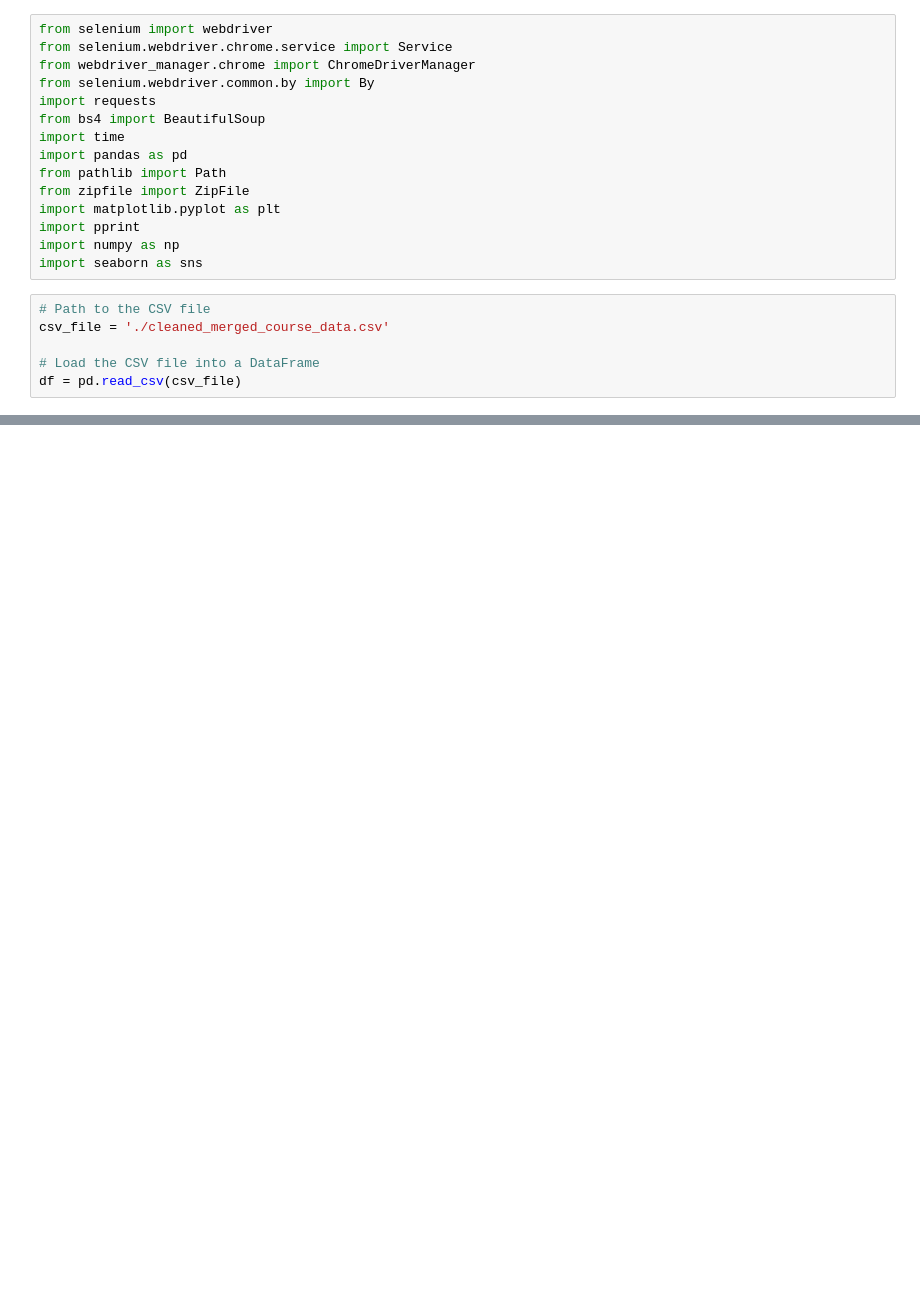
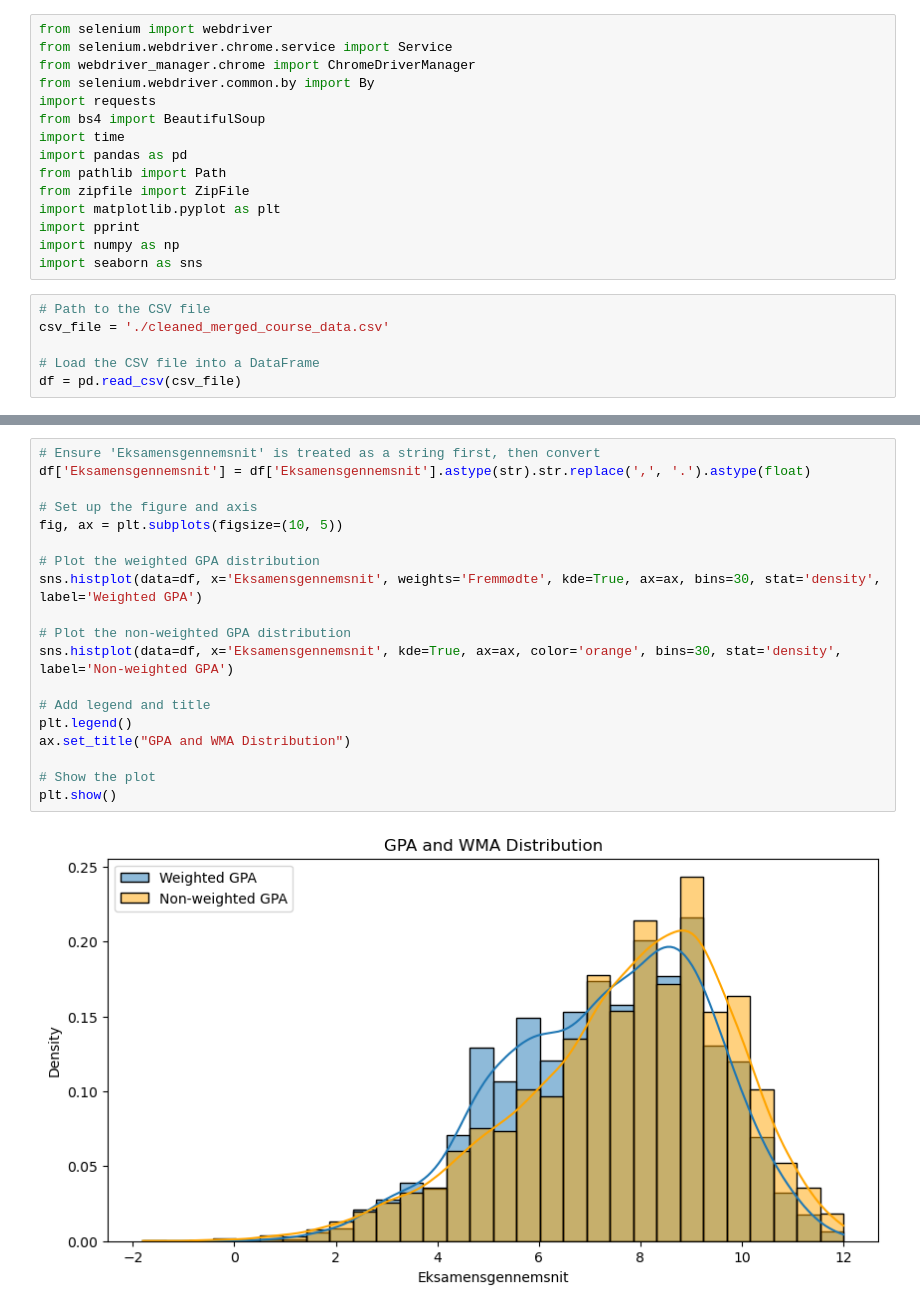
Before and after one commit to fmb622/isds2024exam, a Jupyter notebook: plots.ipynb, the cells around one changed output, grey strips where cells are left out. Cells and saved outputs as stored; diff of their text form; blank space fills up the shorter version.

```diff
--- a/plots.ipynb
+++ b/plots.ipynb
@@ -33 +33,22 @@ sns.regplot(y='Eksamensgennemsnit', x='Fremmødte', data=df)
 [figure]
+# %%
+# Ensure 'Eksamensgennemsnit' is treated as a string first, then convert
+df['Eksamensgennemsnit'] = df['Eksamensgennemsnit'].astype(str).str.replace(',', '.').astype(float)
+
+# Set up the figure and axis
+fig, ax = plt.subplots(figsize=(10, 5))
+
+# Plot the weighted GPA distribution
+sns.histplot(data=df, x='Eksamensgennemsnit', weights='Fremmødte', kde=True, ax=ax, bins=30, stat='density', label='Weighted GPA')
+
+# Plot the non-weighted GPA distribution
+sns.histplot(data=df, x='Eksamensgennemsnit', kde=True, ax=ax, color='orange', bins=30, stat='density', label='Non-weighted GPA')
+
+# Add legend and title
+plt.legend()
+ax.set_title("GPA and WMA Distribution")
+
+# Show the plot
+plt.show()
+# %% [output]
+[figure, added]
```
Also changed, not shown: parts of 1 cell of this notebook, 1 other file.
